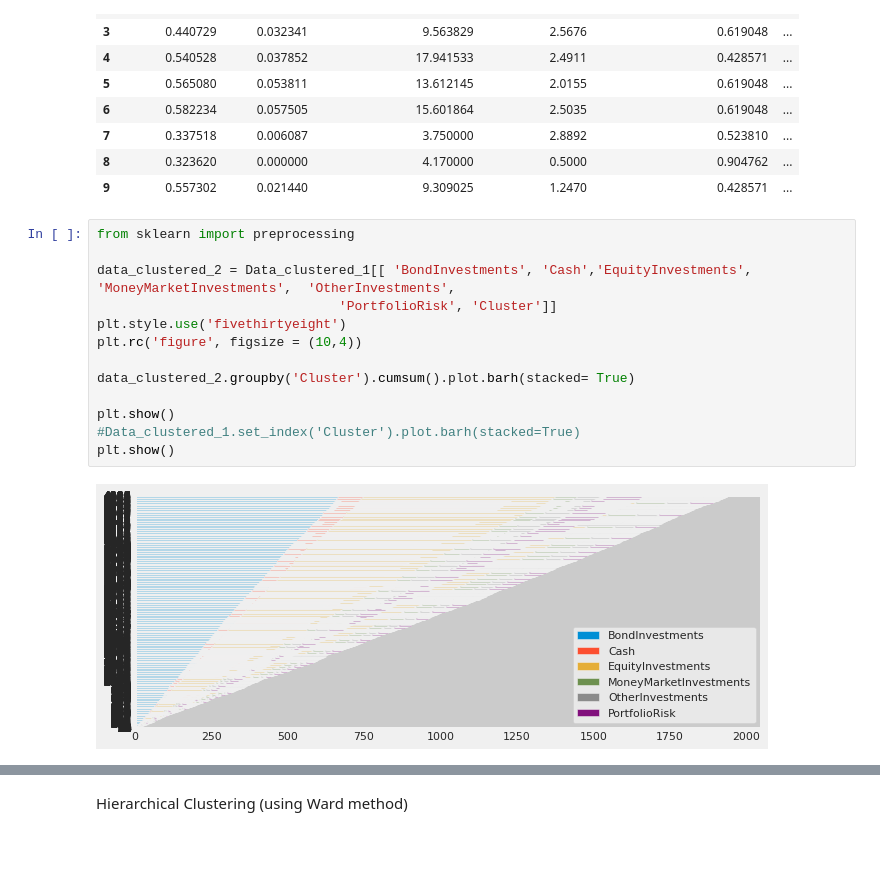
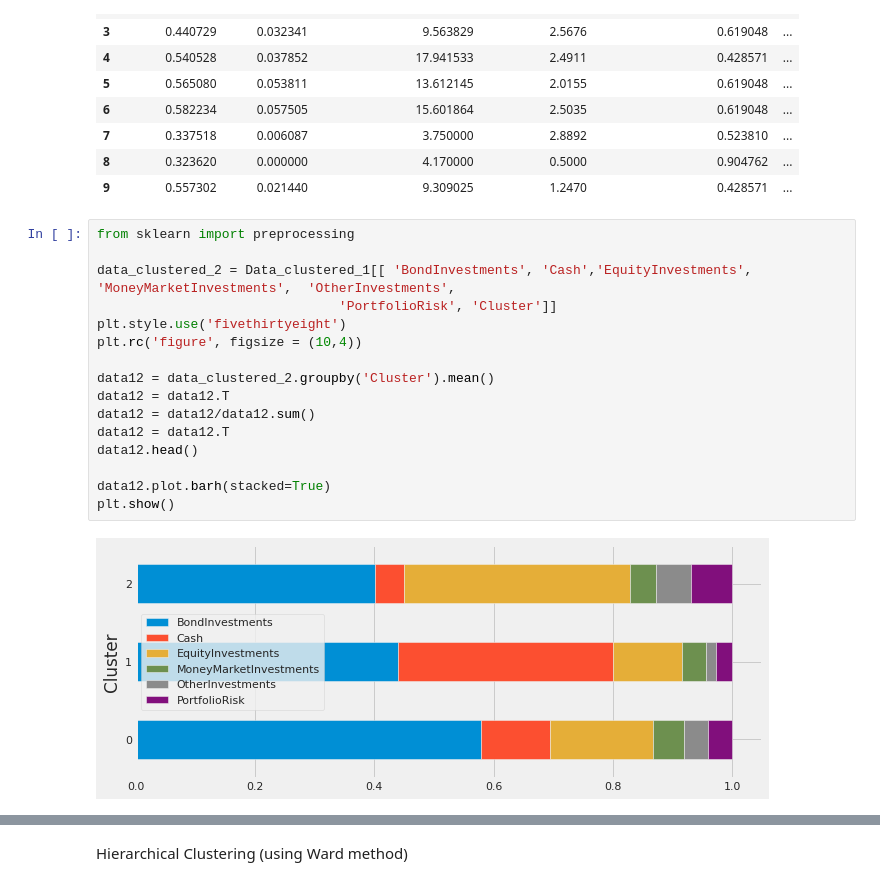
Before and after one commit to ennio-guzman/DataScienceLab, a Jupyter notebook: Data_science_lab.ipynb, the cells around one changed output, grey strips where cells are left out. Cells and saved outputs as stored; diff of their text form; blank space fills up the shorter version.

```diff
--- a/Data_science_lab.ipynb
+++ b/Data_science_lab.ipynb
@@ -289,15 +289,18 @@ Data_clustered_1.head(10)
 # %%
 from sklearn import preprocessing
 
 data_clustered_2 = Data_clustered_1[[ 'BondInvestments', 'Cash','EquityInvestments', 'MoneyMarketInvestments',  'OtherInvestments',
                                'PortfolioRisk', 'Cluster']]
 plt.style.use('fivethirtyeight')
 plt.rc('figure', figsize = (10,4))
 
-data_clustered_2.groupby('Cluster').cumsum().plot.barh(stacked= True)
+data12 = data_clustered_2.groupby('Cluster').mean()
+data12 = data12.T
+data12 = data12/data12.sum()
+data12 = data12.T
+data12.head()
 
+data12.plot.barh(stacked=True)
 plt.show()
-#Data_clustered_1.set_index('Cluster').plot.barh(stacked=True)
-plt.show()
 # %% [output]
-[figure, old version]
+[figure, new version]
```
Also changed, not shown: parts of 1 cell of this notebook.
